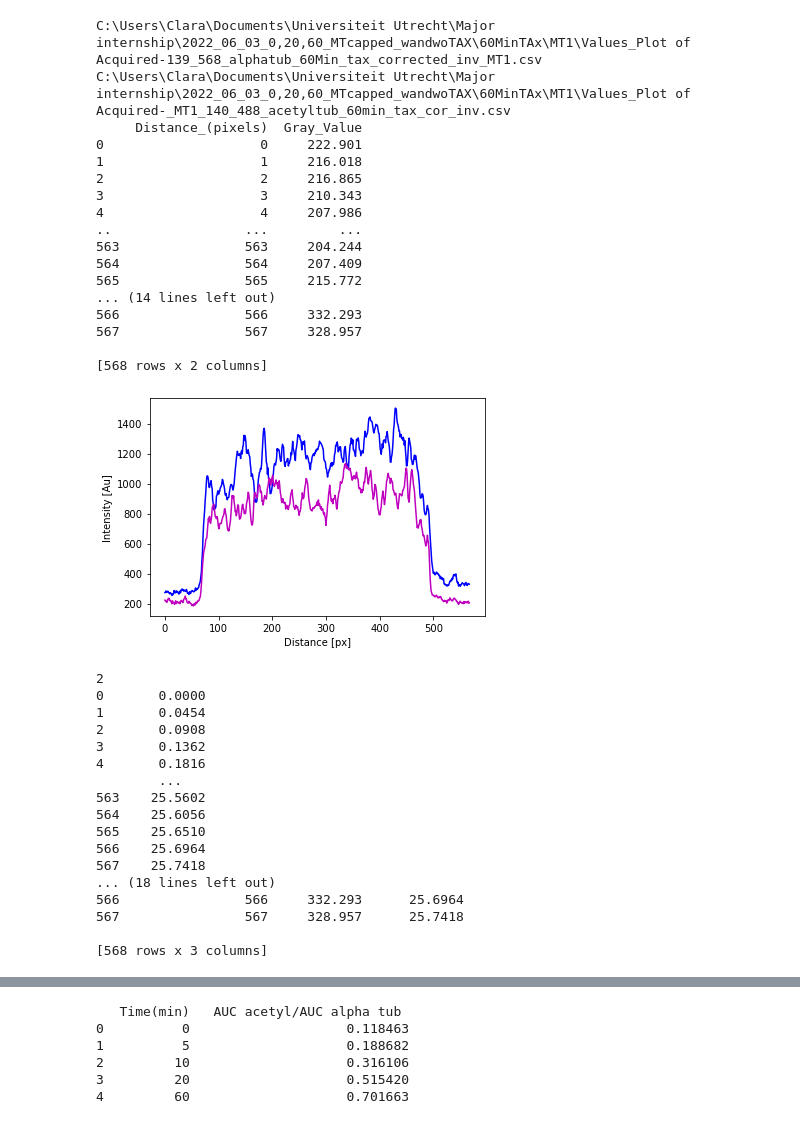
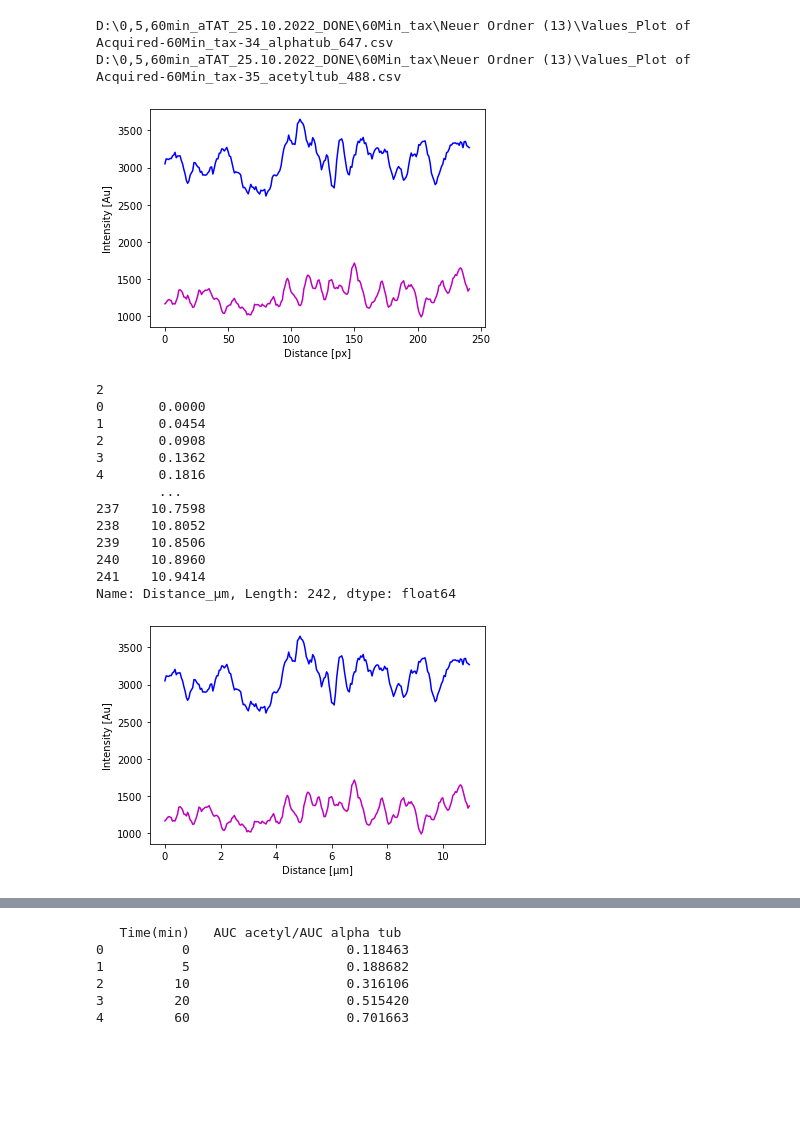
Before and after one commit to stockCl/AcetylationMT, a Jupyter notebook: Processing_Intensity_Data_essential_and_plot_code.ipynb, the cells around one changed output, grey strips where cells are left out. Cells and saved outputs as stored; diff of their text form; code cells hidden in the pictures; blank space fills up the shorter version.

```diff
--- a/Processing_Intensity_Data_essential_and_plot_code.ipynb
+++ b/Processing_Intensity_Data_essential_and_plot_code.ipynb
@@ -23,11 +23,13 @@ print(my_csv_files)
 # %%
+#opening and writing the csv.files (from the Plotprofile from IMAGE J) to panda dataframe
 for l in range(len(my_csv_files)):
     if "Kopie" not in my_csv_files[l]:
         #later insert code for title search
         if "Values_Plot" and "alphatub" in my_csv_files[l]:
             print(my_csv_files[l])
             Data_568=pan.read_csv(my_csv_files[l],sep=',',encoding = 'unicode_escape')# using panda for reading the csv file in Dataframe
-            plt.plot(Data_568.iloc[:,0],Data_568.iloc[:,1], c="b")# Data_568.iloc[:,0] is x-Data and Data_568.iloc[:,1] is y-data from panda frame
+            plt.plot(Data_568.iloc[:,0],Data_568.iloc[:,1], c="b")# kept the Code with 568 even now alphatub is 647 BUT since it is looking for alphatub to write still works
+            #Data_568.iloc[:,0] is x-Data and Data_568.iloc[:,1] is y-data from panda frame
             array_568=Data_568.to_numpy() # array_568 contains the alphatubulin Data from the Lineprofile over a single MT
             #print(Data_568)
             #print(array_568)
@@ -41,57 +43,47 @@ for l in range(len(my_csv_files)):
             #plt.title("Intensity of Lineprofile of {} stabilized  Microtubule after {} min alphaTAT1 incubation".format(tax, time))
             array_488=Data_488.to_numpy()# array_488 contains the acetylated tubulin Data from the Lineprofile over a single MT
     #print(my_csv_files[l],reading) #all the csv files in the directory with the same indetifier
-print(Data_488)
-print(Data_568)
+#print(Data_488)
+#print(Data_568)
 #print(Data_568.columns)
 # %% [output]
-C:\Users\Clara\Documents\Universiteit Utrecht\Major internship\2022_06_03_0,20,60_MTcapped_wandwoTAX\60MinTAx\MT1\Values_Plot of Acquired-139_568_alphatub_60Min_tax_corrected_inv_MT1.csv
-C:\Users\Clara\Documents\Universiteit Utrecht\Major internship\2022_06_03_0,20,60_MTcapped_wandwoTAX\60MinTAx\MT1\Values_Plot of Acquired-_MT1_140_488_acetyltub_60min_tax_cor_inv.csv
-     Distance_(pixels)  Gray_Value
-0                    0     222.901
-1                    1     216.018
-2                    2     216.865
-3                    3     210.343
-4                    4     207.986
-..                 ...         ...
-563                563     204.244
-564                564     207.409
-565                565     215.772
-... (14 lines left out)
-566                566     332.293
-567                567     328.957
-
-[568 rows x 2 columns]
+D:\0,5,60min_aTAT_25.10.2022_DONE\60Min_tax\Neuer Ordner (13)\Values_Plot of Acquired-60Min_tax-34_alphatub_647.csv
+D:\0,5,60min_aTAT_25.10.2022_DONE\60Min_tax\Neuer Ordner (13)\Values_Plot of Acquired-60Min_tax-35_acetyltub_488.csv
-[figure, old version]
+[figure, new version]
 # %%
 #converting pixel in µm 0.045400065, 22.0264 pixel/µm
 Data_568["Distance_µm"] = Data_568.iloc[:,0].multiply(0.0454)
 Data_488["Distance_µm"] = Data_488.iloc[:,0].multiply(0.0454)
 position= Data_568.columns.get_loc("Distance_µm")
 position_488= Data_488.columns.get_loc("Distance_µm")#
 array_488_um=Data_488.to_numpy()
 array_568_um=Data_568.to_numpy()
 #print(position)
 print(position_488)
 #Data_568.iloc[:,3] = Data_568.iloc[:,0].multiply(0.0454)
 print(Data_568.iloc[:,position])
-print(array_488_um)
-print(Data_568)
+#print(array_488_um)
+#print(Data_568)
+fig,ax=plt.subplots()
+ax.plot(Data_488.iloc[:,2],Data_488.iloc[:,1], c="m")
+#secax = ax.secondary_yaxis('right')
+#secax.set_ylabel("Intensity [Au]")
+ax.set_xlabel("Distance [µm]")
+ax.set_ylabel("Intensity [Au]")
+ax.plot(Data_568.iloc[:,2],Data_568.iloc[:,1], c="b")# Data_568.iloc[:,2] is x-Data in µm
+plt.savefig('Mtlattice_acetylation_vs_alphatublevel.png')
 # %% [output]
 2
 0       0.0000
 1       0.0454
 2       0.0908
 3       0.1362
 4       0.1816
         ...
-563    25.5602
-564    25.6056
-565    25.6510
-566    25.6964
-567    25.7418
-... (18 lines left out)
-566                566     332.293      25.6964
-567                567     328.957      25.7418
-
-[568 rows x 3 columns]
+237    10.7598
+238    10.8052
+239    10.8506
+240    10.8960
+241    10.9414
+Name: Distance_µm, Length: 242, dtype: float64
+[figure, added]
```
Also changed, not shown: parts of 15 cells of this notebook.
